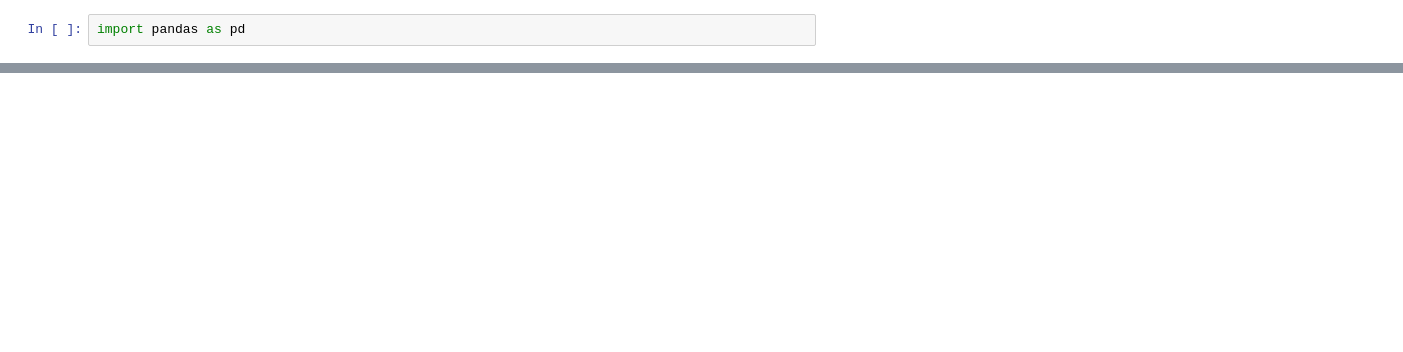
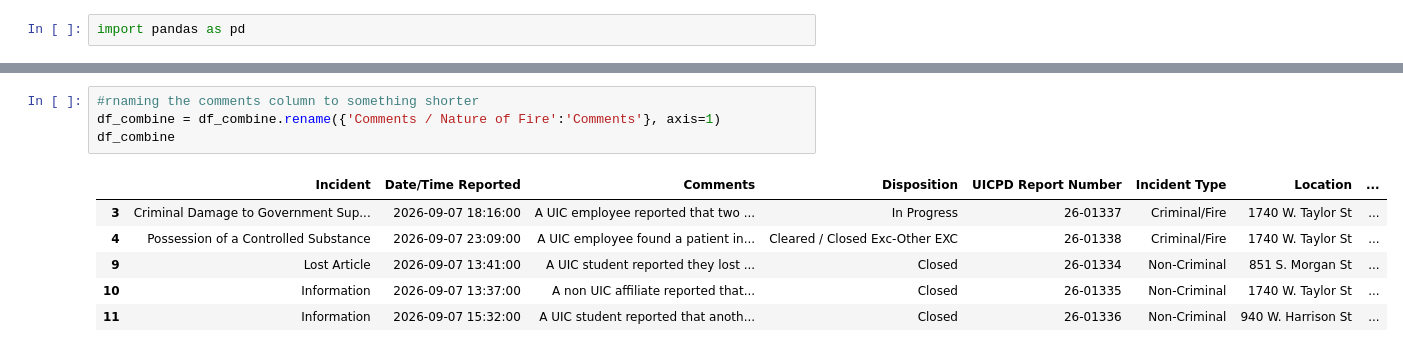
Before and after one commit to LaraTerpetschnig/IS507, a Jupyter notebook: data_cleaning.ipynb, the cells around one changed output, grey strips where cells are left out. Drawn from its saved outputs; the diff is of its cells as text; blank space fills up the shorter version.

Commit message:
added comments and renamed column for comments

```diff
--- a/data_cleaning.ipynb
+++ b/data_cleaning.ipynb
@@ -206,0 +228,11 @@ df_combine
+# %%
+#rnaming the comments column to something shorter
+df_combine = df_combine.rename({'Comments / Nature of Fire':'Comments'}, axis=1)
+df_combine
+# %% [output]
+|  | Incident | Date/Time Reported | Comments | Disposition | UICPD Report Number | Incident Type | Location | ... |
+| 3 | Criminal Damage to Government Sup... | 2026-09-07 18:16:00 | A UIC employee reported that two ... | In Progress | 26-01337 | Criminal/Fire | 1740 W. Taylor St | ... |
+| 4 | Possession of a Controlled Substance | 2026-09-07 23:09:00 | A UIC employee found a patient in... | Cleared / Closed Exc-Other EXC | 26-01338 | Criminal/Fire | 1740 W. Taylor St | ... |
+| 9 | Lost Article | 2026-09-07 13:41:00 | A UIC student reported they lost ... | Closed | 26-01334 | Non-Criminal | 851 S. Morgan St | ... |
+| 10 | Information | 2026-09-07 13:37:00 | A non UIC affiliate reported that... | Closed | 26-01335 | Non-Criminal | 1740 W. Taylor St | ... |
+| 11 | Information | 2026-09-07 15:32:00 | A UIC student reported that anoth... | Closed | 26-01336 | Non-Criminal | 940 W. Harrison St | ... |
```
Also changed, not shown: parts of 38 cells of this notebook, 1 other file.
